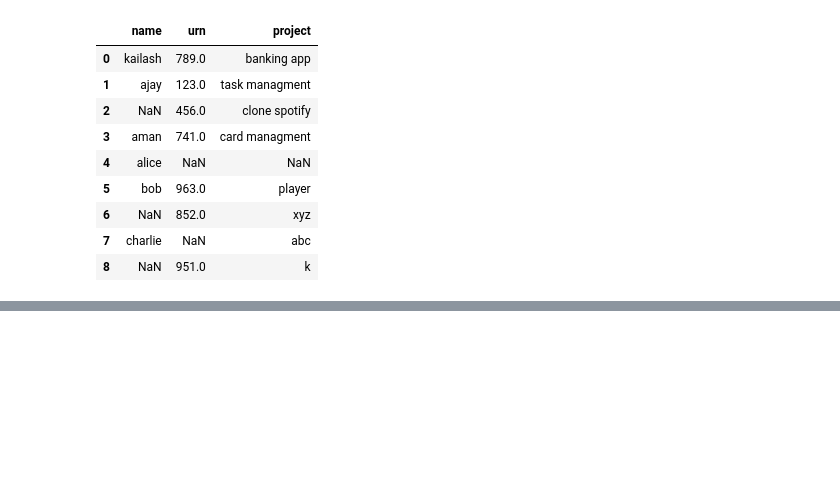
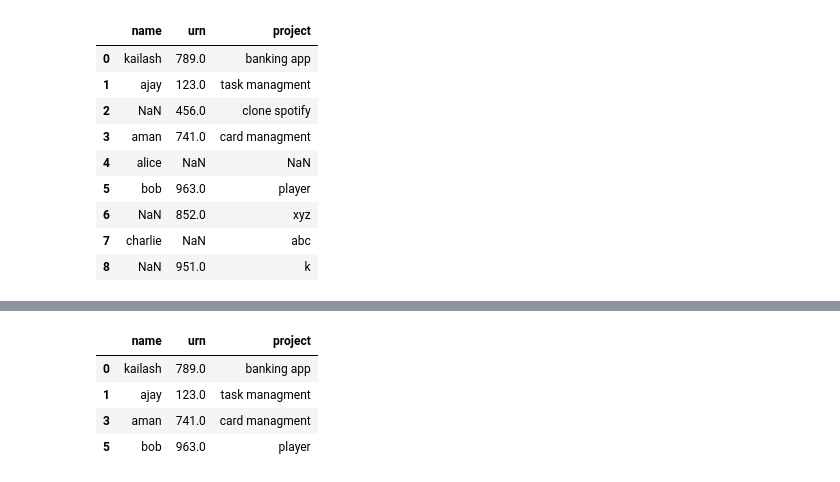
Before and after one commit to kailashchaudhary-p/Data-Science-Learning, a Jupyter notebook: Pandas/chapter 1/Untitled.ipynb, the cells around one changed output, grey strips where cells are left out. Cells and saved outputs as stored; diff of their text form; code cells hidden in the pictures; blank space fills up the shorter version.

```diff
--- a/Pandas/chapter 1/Untitled.ipynb
+++ b/Pandas/chapter 1/Untitled.ipynb
@@ -272,0 +280,8 @@ df2
+# %%
+df2.dropna()
+# %% [output]
+|  | name | urn | project |
+| 0 | kailash | 789.0 | banking app |
+| 1 | ajay | 123.0 | task managment |
+| 3 | aman | 741.0 | card managment |
+| 5 | bob | 963.0 | player |
```
Also changed, not shown: parts of 4 cells of this notebook.
